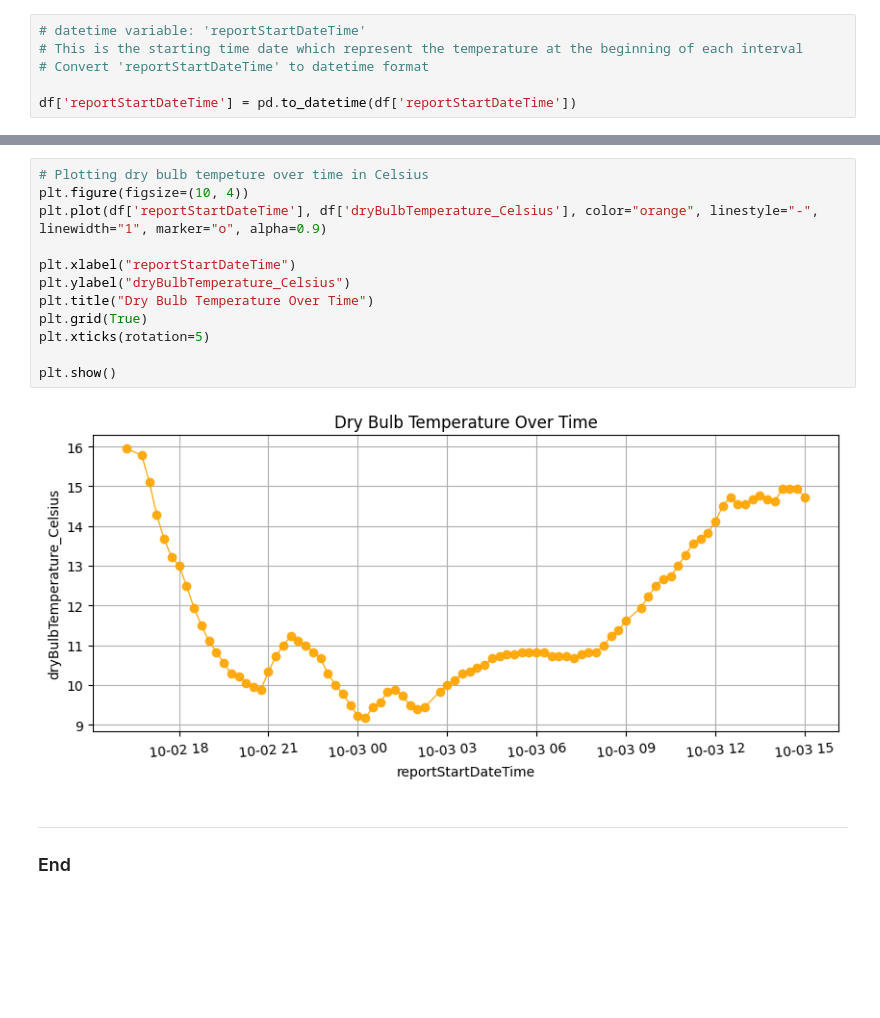
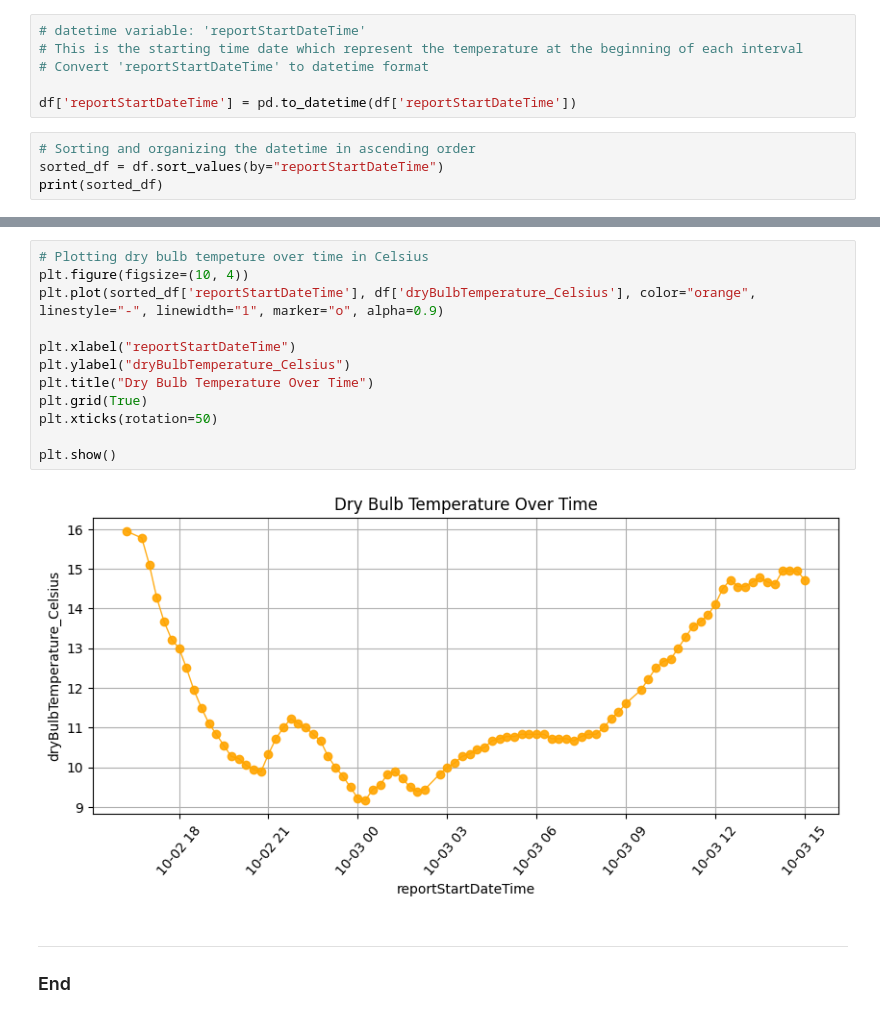
Before and after one commit to Noemidiaz/programming_for_data_analytics, a Jupyter notebook: assignments/assignment2-weather.ipynb, the cells around one changed output, grey strips where cells are left out. Drawn from its saved outputs; the diff is of its cells as text; blank space fills up the shorter version.

Commit message:
sorting the datatime in ascending order

```diff
--- a/assignments/assignment2-weather.ipynb
+++ b/assignments/assignment2-weather.ipynb
@@ -84,3 +83,7 @@ memory usage: 22.0+ KB
 # Convert 'reportStartDateTime' to datetime format
 
 df['reportStartDateTime'] = pd.to_datetime(df['reportStartDateTime'])
+# %%
+# Sorting and organizing the datetime in ascending order
+sorted_df = df.sort_values(by="reportStartDateTime")
+print(sorted_df)
@@ -87,17 +123,17 @@ df['reportStartDateTime'] = pd.to_datetime(df['reportStartDateTime'])
 # %%
 # Plotting dry bulb tempeture over time in Celsius
 plt.figure(figsize=(10, 4))
-plt.plot(df['reportStartDateTime'], df['dryBulbTemperature_Celsius'], color="orange", linestyle="-", linewidth="1", marker="o", alpha=0.9)
+plt.plot(sorted_df['reportStartDateTime'], df['dryBulbTemperature_Celsius'], color="orange", linestyle="-", linewidth="1", marker="o", alpha=0.9)
 
 plt.xlabel("reportStartDateTime")
 plt.ylabel("dryBulbTemperature_Celsius")
 plt.title("Dry Bulb Temperature Over Time")
 plt.grid(True)
-plt.xticks(rotation=5)
+plt.xticks(rotation=50)
 
 plt.show()
 # %% [output]
-[figure, old version]
+[figure, new version]
 # %% [markdown]
 ***
 
```
Also changed, not shown: parts of 3 cells of this notebook.
